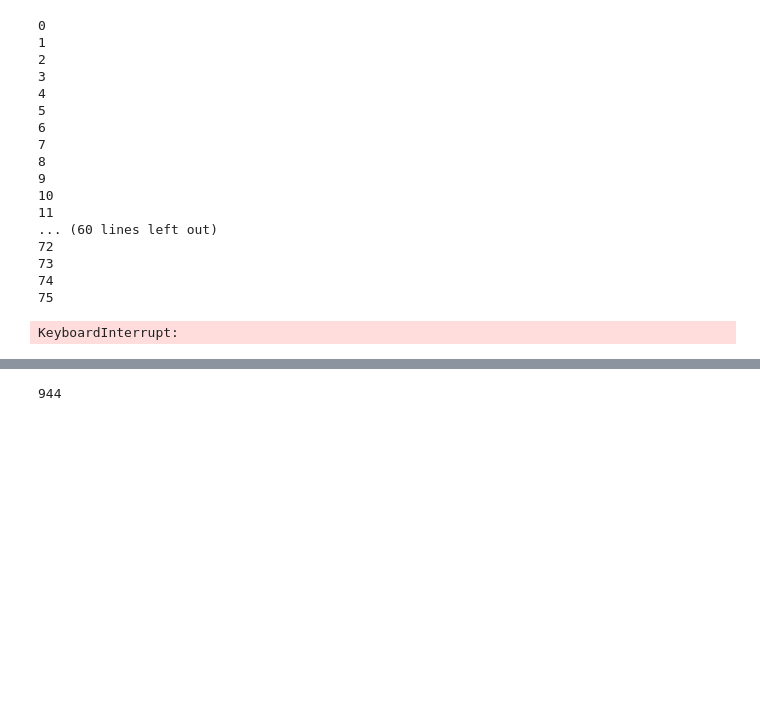
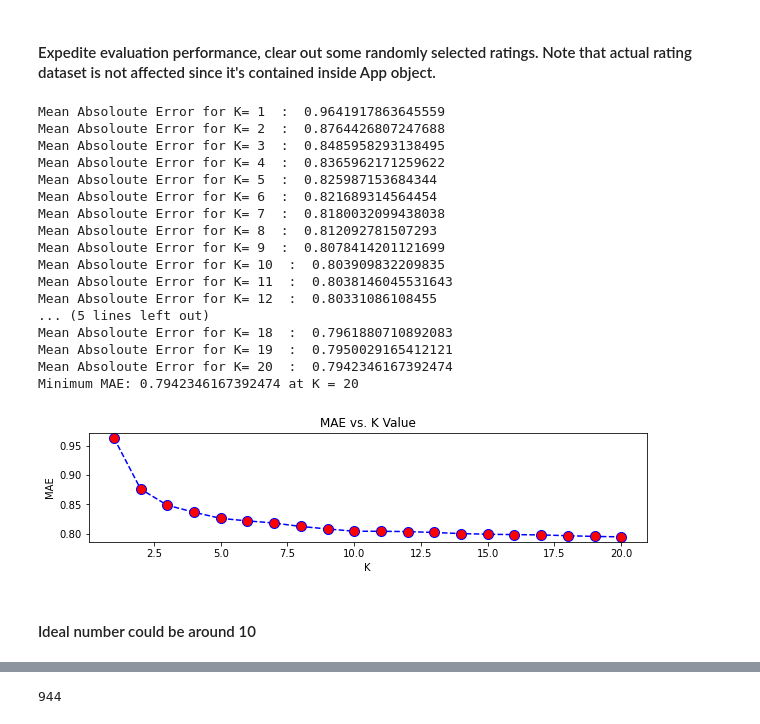
Before and after one commit to elicaluya/MovieRecommender, a Jupyter notebook: Evaluation.ipynb, the cells around one changed output, grey strips where cells are left out. Cells and saved outputs as stored; diff of their text form; code cells hidden in the pictures; blank space fills up the shorter version.

Commit message:
custom dataset

```diff
--- a/Evaluation.ipynb
+++ b/Evaluation.ipynb
@@ -12,5 +10,5 @@ app.configure()
 # %%
-def test_dataset(app, dataMat, K, simMeas):
+def test_dataset(app, dataMat, K):
     total_errors = 0.0
     total_count = 0
     number_of_items = np.shape(dataMat)[1]
@@ -25,13 +23,13 @@ def test_dataset(app, dataMat, K, simMeas):
             total_errors += abs(estimatedRating - rating)
             total_count += 1
     MAE = total_errors / total_count
-    print('Mean Absoloute Error for K=', K, 'simMeas=', simMeas, ' : ', MAE)
+    print('Mean Absoloute Error for K=', K, ' : ', MAE)
     return MAE
 # %%
-def find_ideal_K(app, dataMat, simMeas):
+def find_ideal_K(app, dataMat):
     maes = []
     for k in range(1,21):
-        maes.append(test_dataset(app, dataMat, k, simMeas))
+        maes.append(test_dataset(app, dataMat, k))
     plt.figure(figsize=(10,2))
     plt.plot(range(1,21),maes,color='blue', linestyle='dashed',
              marker='o',markerfacecolor='red', markersize=10)
@@ -43,3 +41,18 @@ def find_ideal_K(app, dataMat, simMeas):
 df_ratmat = pd.read_csv(
             "movielens/Movielens-02/data_matrix.csv", index_col=0)
 ratmat = np.mat(df_ratmat)
+# %% [markdown]
+#### Expedite evaluation performance, clear out some randomly selected ratings. Note that actual rating dataset is not affected since it's contained inside App object.
+# %%
+from random import random
+# seeded based on realtime clock
+n_row = ratmat.shape[0]
+n_col = ratmat.shape[1]
+for user in range(n_row):
+    for item in range(n_col):
+        rating = ratmat[user, item]
+        if rating == 0:
+            continue
+        # take 5% of rating data
+        if random() >= 0.05:
+            ratmat[user, item] = 0.0
@@ -46,21 +63,23 @@ ratmat = np.mat(df_ratmat)
 # %%
-find_ideal_K(app, ratmat, "n/a")
+find_ideal_K(app, ratmat)
 # %% [output]
-0
-1
-2
-3
-4
-5
-6
-7
-8
-9
-10
-11
-... (60 lines left out)
-72
-73
-74
-75
+Mean Absoloute Error for K= 1  :  0.9641917863645559
+Mean Absoloute Error for K= 2  :  0.8764426807247688
+Mean Absoloute Error for K= 3  :  0.8485958293138495
+Mean Absoloute Error for K= 4  :  0.8365962171259622
+Mean Absoloute Error for K= 5  :  0.825987153684344
+Mean Absoloute Error for K= 6  :  0.821689314564454
+Mean Absoloute Error for K= 7  :  0.8180032099438038
+Mean Absoloute Error for K= 8  :  0.812092781507293
+Mean Absoloute Error for K= 9  :  0.8078414201121699
+Mean Absoloute Error for K= 10  :  0.803909832209835
+Mean Absoloute Error for K= 11  :  0.8038146045531643
+Mean Absoloute Error for K= 12  :  0.80331086108455
+... (5 lines left out)
+Mean Absoloute Error for K= 18  :  0.7961880710892083
+Mean Absoloute Error for K= 19  :  0.7950029165412121
+Mean Absoloute Error for K= 20  :  0.7942346167392474
+Minimum MAE: 0.7942346167392474 at K = 20
-KeyboardInterrupt:
+[figure, added]
+# %% [markdown]
+#### Ideal number could be around 10
```
Also changed, not shown: parts of 28 cells of this notebook, 6 other files.
